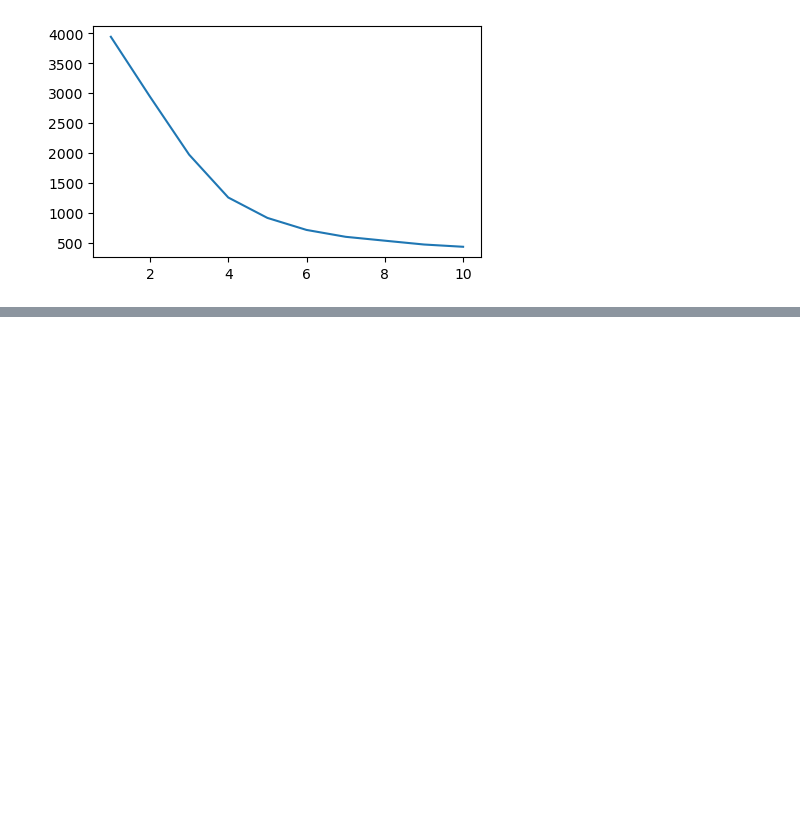
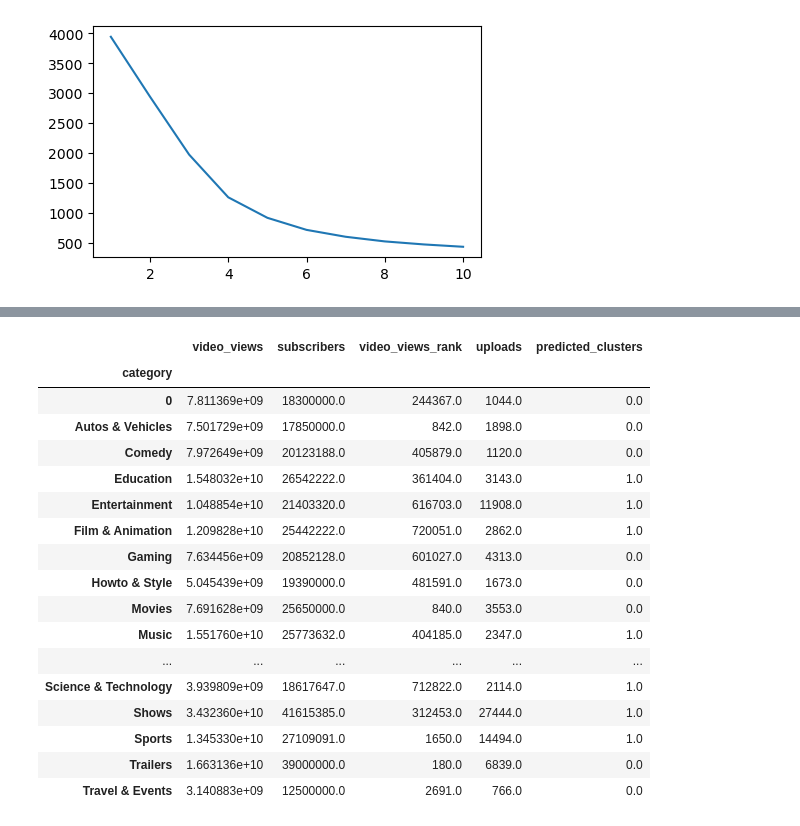
Before and after one commit to AlxDj04/Project-4, a Jupyter notebook: Project 4.ipynb, the cells around one changed output, grey strips where cells are left out. Cells and saved outputs as stored; diff of their text form; code cells hidden in the pictures; blank space fills up the shorter version.

```diff
--- a/Project 4.ipynb
+++ b/Project 4.ipynb
@@ -194,0 +303,4 @@ model.fit(df_market_pca)
+# %%
+df_category_2 = df_category.copy()
+df_category_2["predicted_clusters"] = k_predictions_2
+df_category_2.groupby('predicted_clusters').mean().round(1)
@@ -194,0 +315,21 @@ model.fit(df_market_pca)
+# %%
+df_category_2.groupby('category').mean().round()
+# %% [output]
+|  | video_views | subscribers | video_views_rank | uploads | predicted_clusters |
+| category |  |  |  |  |  |
+| 0 | 7.811369e+09 | 18300000.0 | 244367.0 | 1044.0 | 0.0 |
+| Autos & Vehicles | 7.501729e+09 | 17850000.0 | 842.0 | 1898.0 | 0.0 |
+| Comedy | 7.972649e+09 | 20123188.0 | 405879.0 | 1120.0 | 0.0 |
+| Education | 1.548032e+10 | 26542222.0 | 361404.0 | 3143.0 | 1.0 |
+| Entertainment | 1.048854e+10 | 21403320.0 | 616703.0 | 11908.0 | 1.0 |
+| Film & Animation | 1.209828e+10 | 25442222.0 | 720051.0 | 2862.0 | 1.0 |
+| Gaming | 7.634456e+09 | 20852128.0 | 601027.0 | 4313.0 | 0.0 |
+| Howto & Style | 5.045439e+09 | 19390000.0 | 481591.0 | 1673.0 | 0.0 |
+| Movies | 7.691628e+09 | 25650000.0 | 840.0 | 3553.0 | 0.0 |
+| Music | 1.551760e+10 | 25773632.0 | 404185.0 | 2347.0 | 1.0 |
+| ... | ... | ... | ... | ... | ... |
+| Science & Technology | 3.939809e+09 | 18617647.0 | 712822.0 | 2114.0 | 1.0 |
+| Shows | 3.432360e+10 | 41615385.0 | 312453.0 | 27444.0 | 1.0 |
+| Sports | 1.345330e+10 | 27109091.0 | 1650.0 | 14494.0 | 1.0 |
+| Trailers | 1.663136e+10 | 39000000.0 | 180.0 | 6839.0 | 0.0 |
+| Travel & Events | 3.140883e+09 | 12500000.0 | 2691.0 | 766.0 | 0.0 |
```
Also changed, not shown: parts of 29 cells of this notebook, 3 other files.
